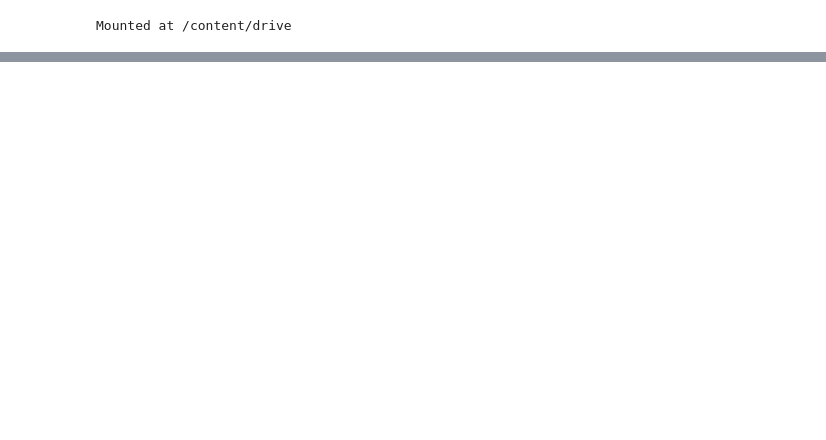
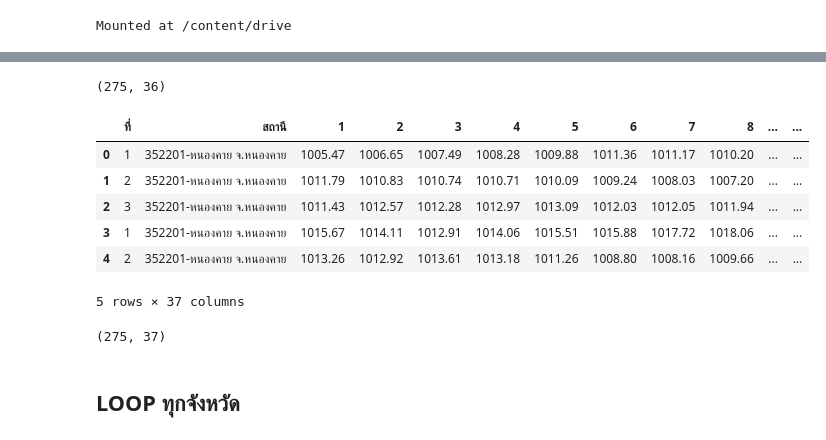
Before and after one commit to SasiwimonV/bsc_dpdm22, a Jupyter notebook: Quiz_Group_5_20_of_Midterm.ipynb, the cells around one changed output, grey strips where cells are left out. Cells and saved outputs as stored; diff of their text form; code cells hidden in the pictures; blank space fills up the shorter version.

```diff
--- a/Quiz_Group_5_20_of_Midterm.ipynb
+++ b/Quiz_Group_5_20_of_Midterm.ipynb
@@ -382,0 +12,14 @@ alldata
+# %%
+#นำข้อมูลเข้า เปลียนชื่อคอลัมบ์
+KKH1 = pd.read_excel('/content/drive/MyDrive/DPDM/อุตุ/ความกด(เปอร์เซ็นต์)/จ.ขอนแก่น.xlsx',sheet_name='Sheet1',skiprows=4).rename(columns={'Unnamed: 0' : 'ที่', 'Unnamed: 1' : 'สถานี', 'Unnamed: 2' : 'เดือน/ปี', 'Unnamed: 34':'ความกด'})
+KNA1 = pd.read_excel('/content/drive/MyDrive/DPDM/อุตุ/ความกด(เปอร์เซ็นต์)/จ.นครพนม.xlsx',sheet_name='Sheet1',skiprows=4).rename(columns={'Unnamed: 0' : 'ที่', 'Unnamed: 1' : 'สถานี', 'Unnamed: 2' : 'เดือน/ปี', 'Unnamed: 34' : 'ความกด'})
+KSA1 = pd.read_excel('/content/drive/MyDrive/DPDM/อุตุ/ความกด(เปอร์เซ็นต์)/จ.สกลนคร.xlsx',sheet_name='Sheet1',skiprows=4).rename(columns={'Unnamed: 0' : 'ที่', 'Unnamed: 1' : 'สถานี', 'Unnamed: 2' : 'เดือน/ปี', 'Unnamed: 34' : 'ความกด'})
+KNO1 = pd.read_excel('/content/drive/MyDrive/DPDM/อุตุ/ความกด(เปอร์เซ็นต์)/จ.หนองคาย.xlsx',sheet_name='Sheet1',skiprows=4).rename(columns={'Unnamed: 0' : 'ที่', 'Unnamed: 1' : 'สถานี', 'Unnamed: 2' : 'เดือน/ปี', 'Unnamed: 34' : 'ความกด'})
+KLO1 = pd.read_excel('/content/drive/MyDrive/DPDM/อุตุ/ความกด(เปอร์เซ็นต์)/จ.เลย.xlsx',sheet_name='Sheet1',skiprows=4).rename(columns={'Unnamed: 0' : 'ที่', 'Unnamed: 1' : 'สถานี', 'Unnamed: 2' : 'เดือน/ปี', 'Unnamed: 34' : 'ความกด'})
+
+KKH1['จังหวัด'] = 'ขอนแก่น' #เพิ่มคอลัมน์จังหวัด
+KNA1['จังหวัด'] = 'นครพนม'
+KSA1['จังหวัด'] = 'สกลนคร'
+KNO1['จังหวัด'] = 'หนองคาย'
+KLO1['จังหวัด'] = 'เลย'
+KKH1.head()
@@ -382,0 +87,23 @@ alldata
+# %%
+allpres.shape
+# %% [output]
+(275, 36)
+# %%
+allpres['เดือน'] = allpres['เดือน/ปี'].dt.month #การแยกเดือนปี
+allpres['ปี'] = allpres['เดือน/ปี'].dt.year
+del allpres['เดือน/ปี'] #ลบคอมลัมบ์ เดือน/ปี
+allpres.head()
+# %% [output]
+|  | ที่ | สถานี | 1 | 2 | 3 | 4 | 5 | 6 | 7 | 8 | ... | ... |
+| 0 | 1 | 352201-หนองคาย จ.หนองคาย | 1005.47 | 1006.65 | 1007.49 | 1008.28 | 1009.88 | 1011.36 | 1011.17 | 1010.20 | ... | ... |
+| 1 | 2 | 352201-หนองคาย จ.หนองคาย | 1011.79 | 1010.83 | 1010.74 | 1010.71 | 1010.09 | 1009.24 | 1008.03 | 1007.20 | ... | ... |
+| 2 | 3 | 352201-หนองคาย จ.หนองคาย | 1011.43 | 1012.57 | 1012.28 | 1012.97 | 1013.09 | 1012.03 | 1012.05 | 1011.94 | ... | ... |
+| 3 | 1 | 352201-หนองคาย จ.หนองคาย | 1015.67 | 1014.11 | 1012.91 | 1014.06 | 1015.51 | 1015.88 | 1017.72 | 1018.06 | ... | ... |
+| 4 | 2 | 352201-หนองคาย จ.หนองคาย | 1013.26 | 1012.92 | 1013.61 | 1013.18 | 1011.26 | 1008.80 | 1008.16 | 1009.66 | ... | ... |
+5 rows × 37 columns
+# %%
+allpres.shape
+# %% [output]
+(275, 37)
+# %% [markdown]
+##  LOOP ทุกจังหวัด
```
Also changed, not shown: parts of 143 cells of this notebook.
